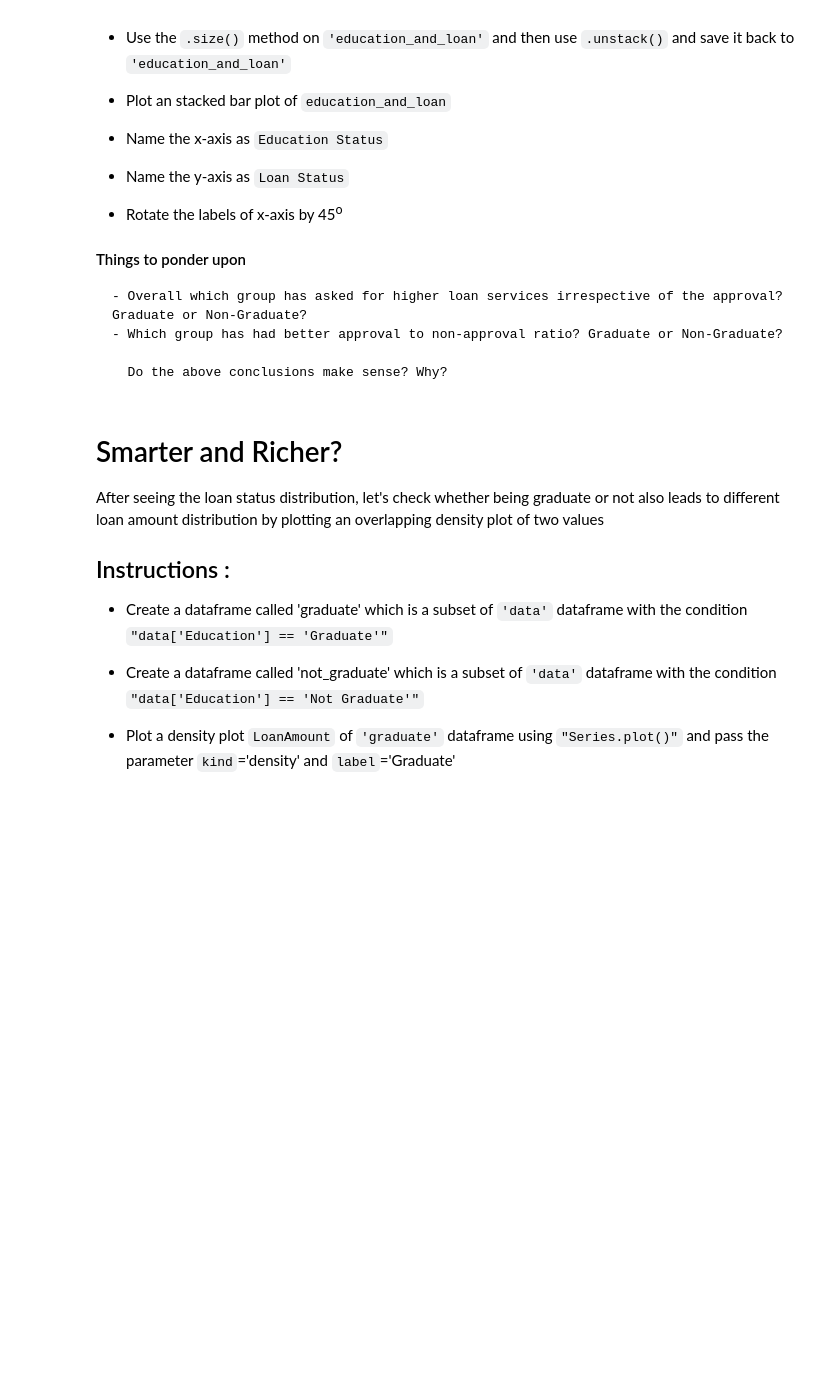
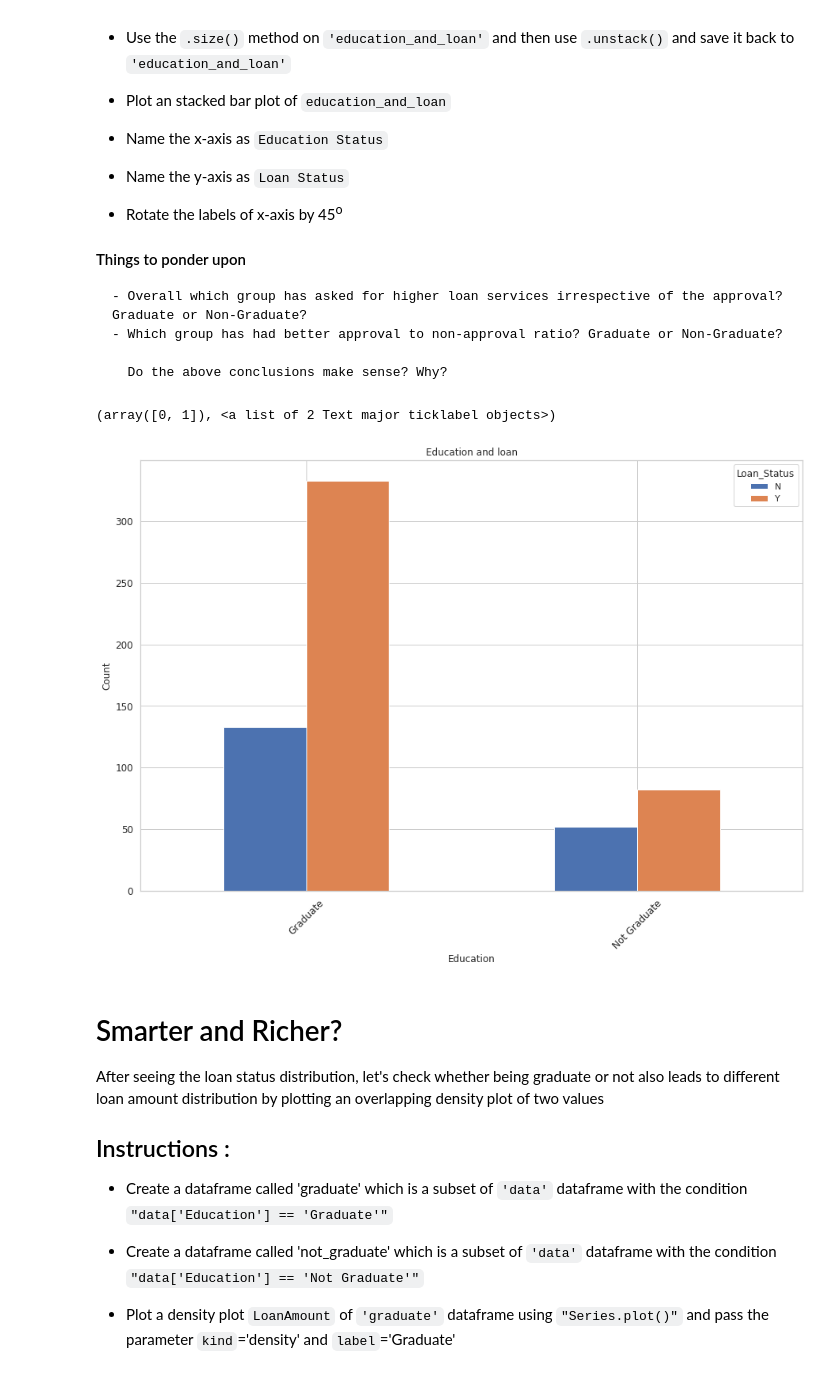
Before and after one commit to karthikchary/GLabs_Data_Science_Learn, a Jupyter notebook: Visualization.ipynb, the cells around one changed output. Cells and saved outputs as stored; diff of their text form; code cells hidden in the pictures; blank space fills up the shorter version.

```diff
--- a/Visualization.ipynb
+++ b/Visualization.ipynb
@@ -323,6 +323,17 @@ Higher education has always been an expensive endeavour for people but it result
     - Which group has had better approval to non-approval ratio? Graduate or Non-Graduate?
 
       Do the above conclusions make sense? Why?
+# %%
+education_and_loan = data.groupby(['Education','Loan_Status'])
+education_and_loan = education_and_loan.size().unstack()
+# %%
+ax = education_and_loan.plot(kind='bar', title ="Education and loan",figsize=(15,10),legend=True, fontsize=12)
+ax.set_xlabel("Education",fontsize=12)
+ax.set_ylabel("Count",fontsize=12)
+plt.xticks(rotation = 45)
+# %% [output]
+(array([0, 1]), <a list of 2 Text major ticklabel objects>)
+[figure, added]
 # %% [markdown]
 # Smarter and Richer?
 
```
Also changed, not shown: parts of 5 cells of this notebook.
